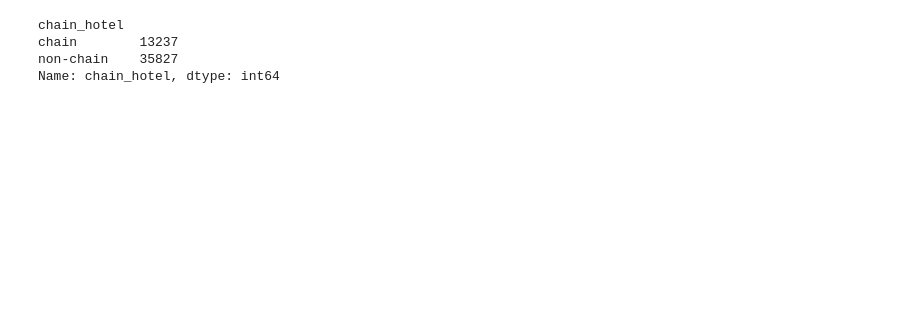
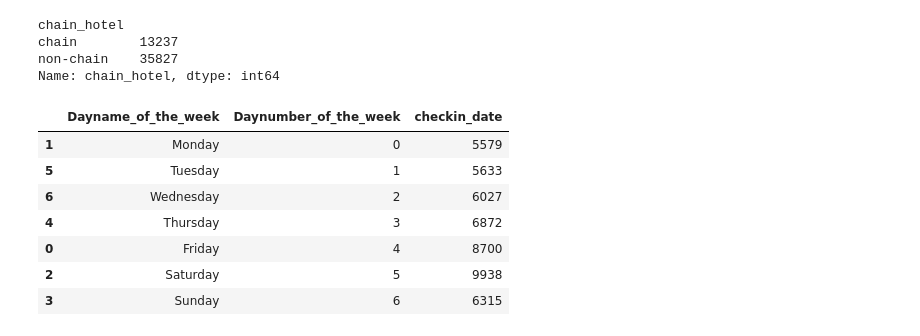
Before and after one commit to rahulagarwak/CaseStudies, a Jupyter notebook: Agoda Case Study.ipynb, the cells around one changed output. Drawn from its saved outputs; the diff is of its cells as text; code cells hidden in the pictures; blank space fills up the shorter version.

```diff
--- a/Agoda Case Study.ipynb
+++ b/Agoda Case Study.ipynb
@@ -101,3 +101,19 @@ chain_hotel
 chain        13237
 non-chain    35827
 Name: chain_hotel, dtype: int64
+# %%
+#Daywise bookings
+mdf['Daynumber_of_the_week'] = mdf.checkin_date.dt.dayofweek
+mdf['Dayname_of_the_week'] = mdf.checkin_date.dt.day_name()
+daywise_bookings = mdf.groupby(['Dayname_of_the_week','Daynumber_of_the_week'])['checkin_date'].count().reset_index()
+daywise_bookings = daywise_bookings.sort_values('Daynumber_of_the_week')
+daywise_bookings
+# %% [output]
+|  | Dayname_of_the_week | Daynumber_of_the_week | checkin_date |
+| 1 | Monday | 0 | 5579 |
+| 5 | Tuesday | 1 | 5633 |
+| 6 | Wednesday | 2 | 6027 |
+| 4 | Thursday | 3 | 6872 |
+| 0 | Friday | 4 | 8700 |
+| 2 | Saturday | 5 | 9938 |
+| 3 | Sunday | 6 | 6315 |
```
Also changed, not shown: parts of 4 cells of this notebook.
